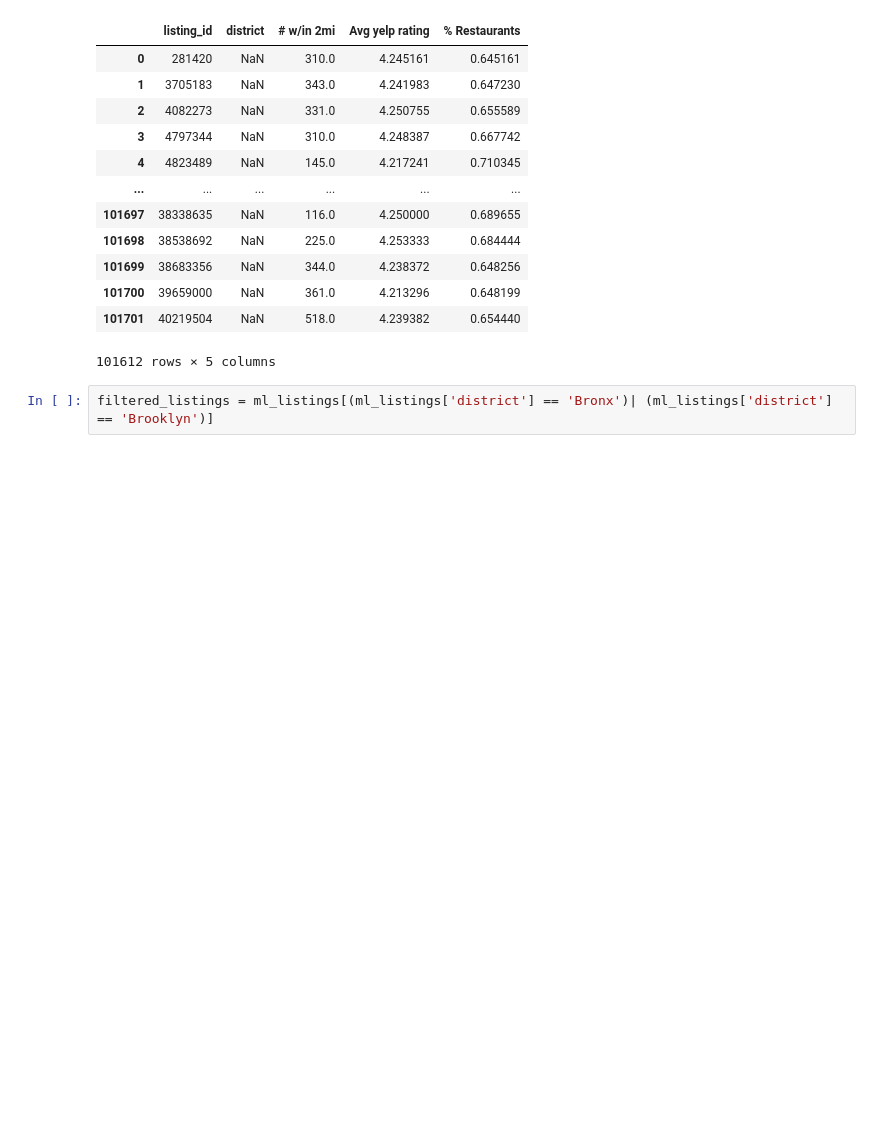
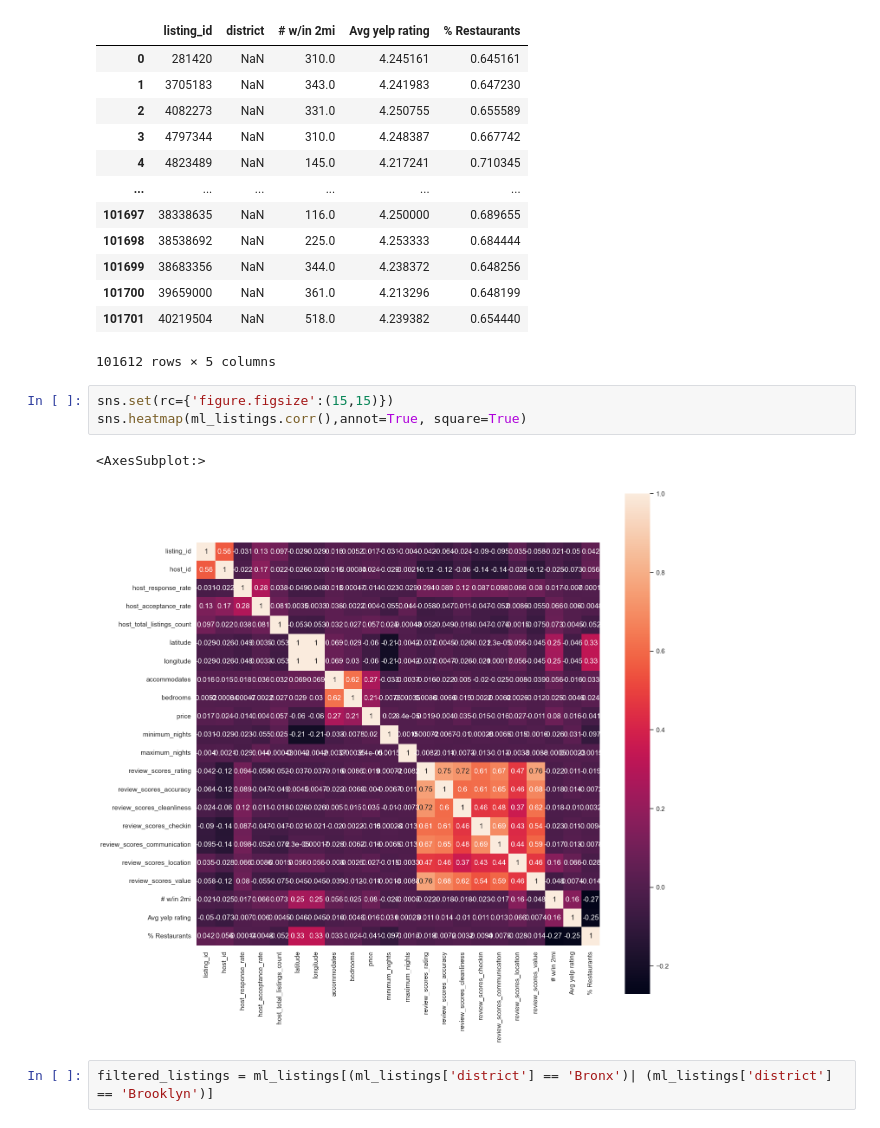
Before and after one commit to garris9/AirJnJ, a Jupyter notebook: Noelle/ml.ipynb, the cells around one changed output. Cells and saved outputs as stored; diff of their text form; blank space fills up the shorter version.

```diff
--- a/Noelle/ml.ipynb
+++ b/Noelle/ml.ipynb
@@ -56,6 +57,12 @@ ml_listings[['listing_id','district','# w/in 2mi','Avg yelp rating','% Restauran
 | 101700 | 39659000 | NaN | 361.0 | 4.213296 | 0.648199 |
 | 101701 | 40219504 | NaN | 518.0 | 4.239382 | 0.654440 |
 101612 rows × 5 columns
+# %%
+sns.set(rc={'figure.figsize':(15,15)})
+sns.heatmap(ml_listings.corr(),annot=True, square=True)
+# %% [output]
+<AxesSubplot:>
+[figure, added]
 # %%
 filtered_listings = ml_listings[(ml_listings['district'] == 'Bronx')| (ml_listings['district'] == 'Brooklyn')]
 # %%
```
Also changed, not shown: parts of 24 cells of this notebook.
